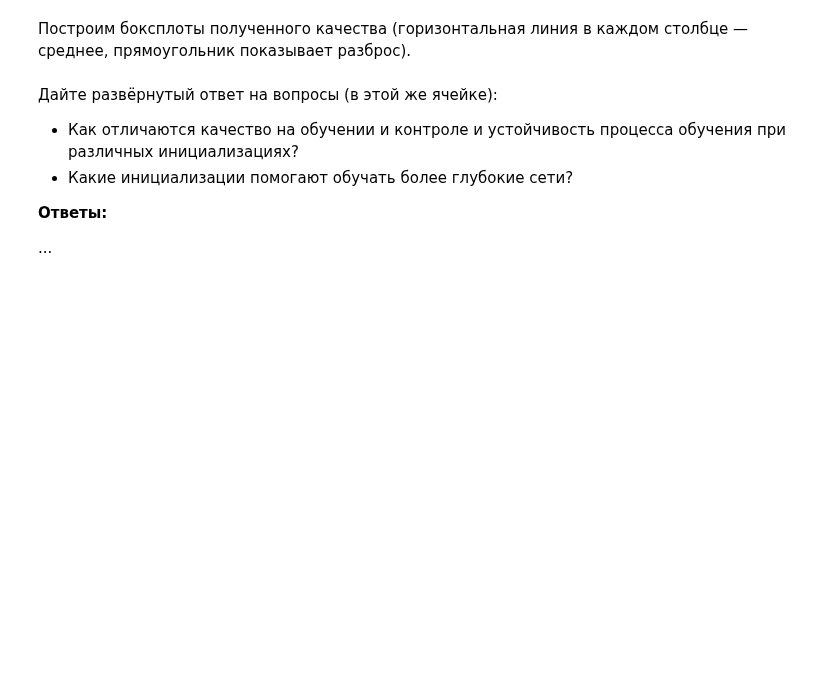
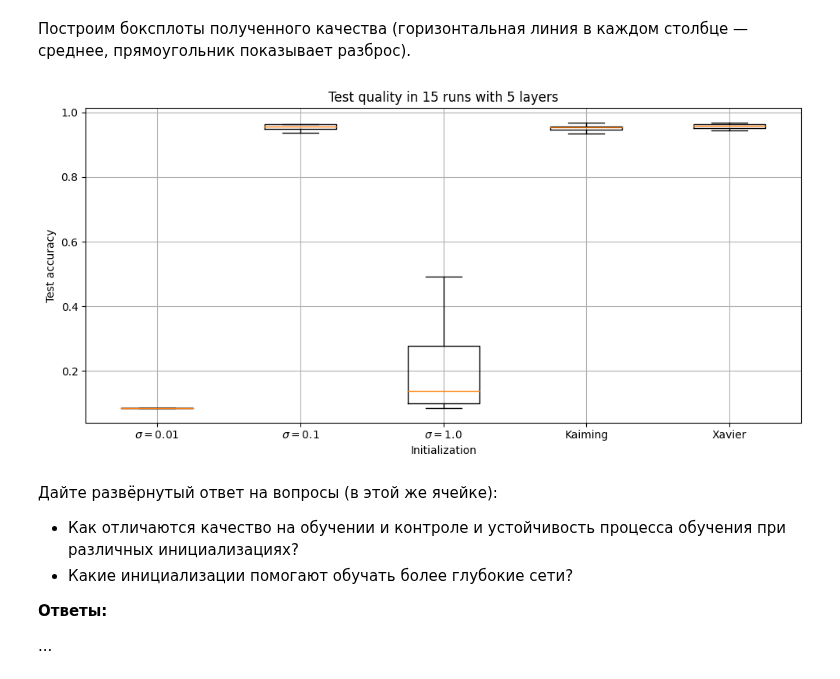
Before and after one commit to Bogachevv/MMP_prac_spring_24, a Jupyter notebook: task_1/task_01.ipynb, the cells around one changed output. Cells and saved outputs as stored; diff of their text form; code cells hidden in the pictures; blank space fills up the shorter version.

```diff
--- a/task_1/task_01.ipynb
+++ b/task_1/task_01.ipynb
@@ -1093,17 +1147,19 @@ for i, initialization in enumerate(init_vars):
 # %%
 init_vars_for_plot = [(x if isinstance(x, str) else fr"$\sigma = {x}$") for x in init_vars]
 
 fig, ax = plt.subplots(1, 1, figsize=(10, 5))
 
 ax.boxplot(accs_test.T, labels=init_vars_for_plot, showfliers=False)
 
-ax.set_title(f"Test quality in {accs_test.shape[1]} runs")
+ax.set_title(f"Test quality in {accs_test.shape[1]} runs with {5} layers")
 ax.set_xlabel("Initialization")
 ax.set_ylabel("Test accuracy")
 ax.grid(True)
 
 fig.tight_layout()
 plt.show()
+# %% [output]
+[figure, added]
 # %% [markdown]
 Дайте развёрнутый ответ на вопросы (в этой же ячейке):
 * Как отличаются качество на обучении и контроле и устойчивость процесса обучения при различных инициализациях?
```
Also changed, not shown: parts of 43 cells of this notebook.
